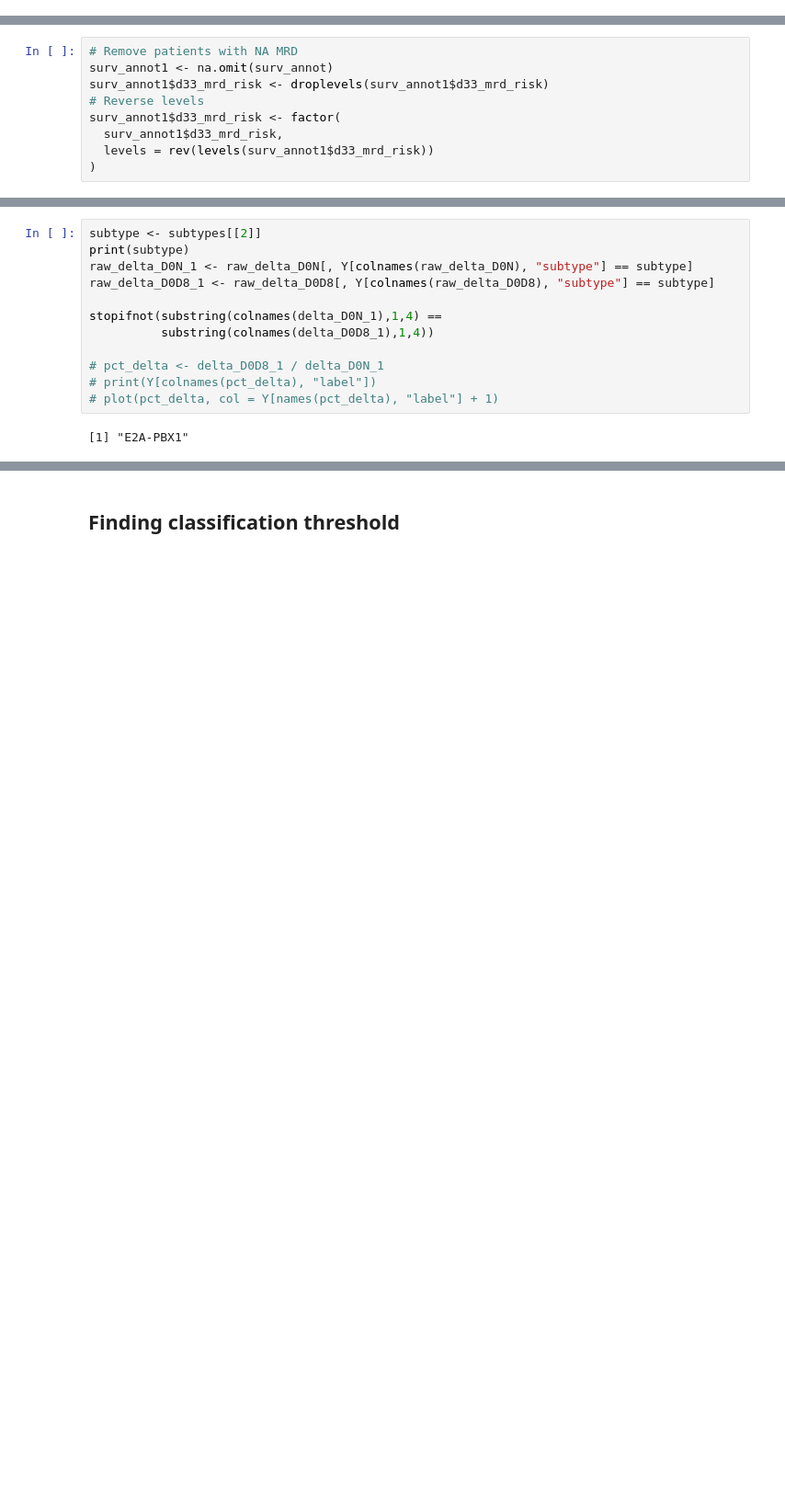
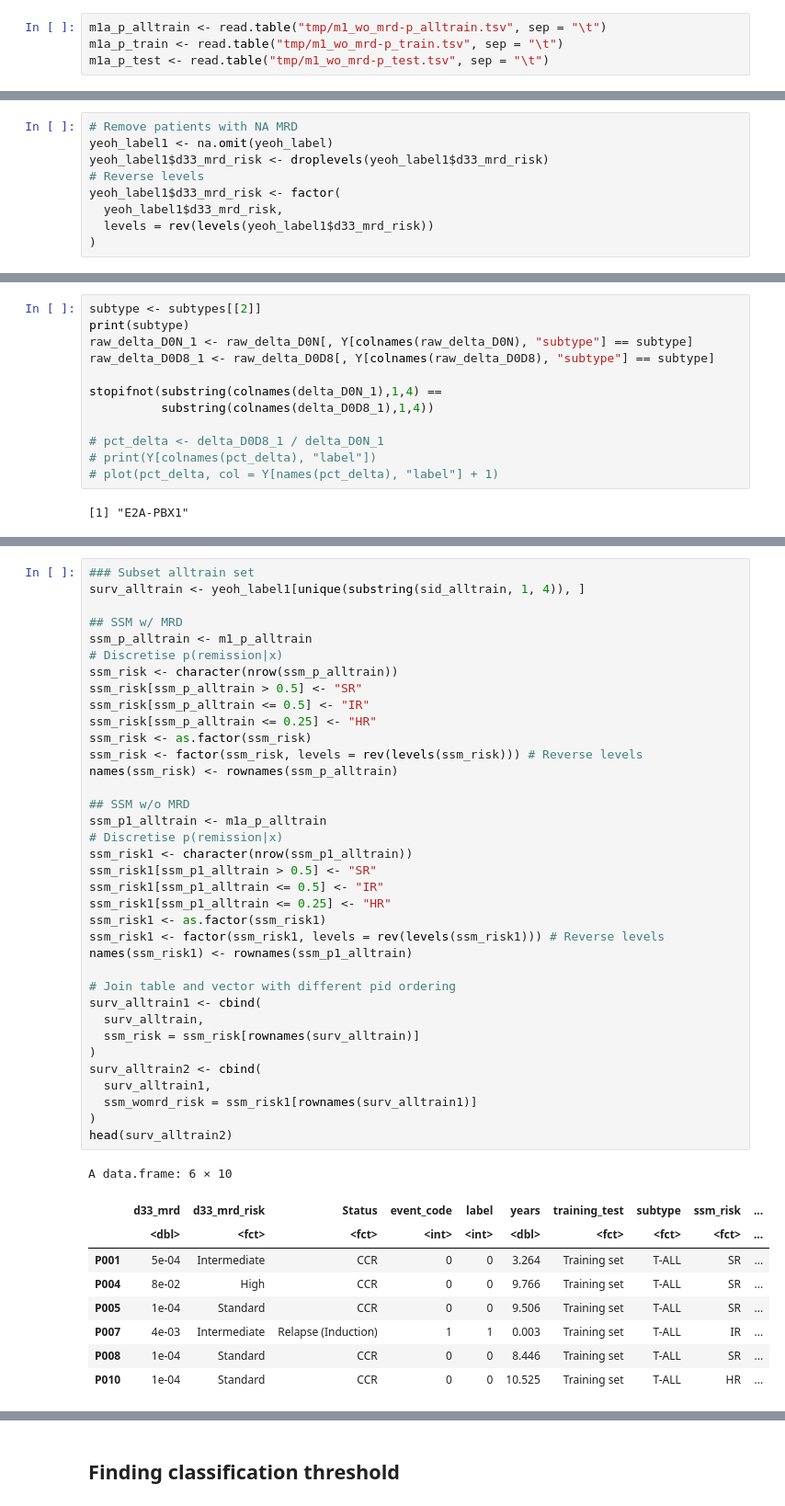
Before and after one commit to dblux/relapse_prediction, a Jupyter notebook: evaluation.ipynb, the cells around one changed output, grey strips where cells are left out. Shown at 92% size. Cells and saved outputs as stored; diff of their text form; blank space fills up the shorter version.

```diff
--- a/evaluation.ipynb
+++ b/evaluation.ipynb
@@ -409,6 +343,10 @@ test_distr <- table(
 m1_p_alltrain <- read.table("tmp/m1-p_alltrain.tsv", sep = "\t")
 m1_p_train <- read.table("tmp/m1-p_train.tsv", sep = "\t")
 m1_p_test <- read.table("tmp/m1-p_test.tsv", sep = "\t")
+# %%
+m1a_p_alltrain <- read.table("tmp/m1_wo_mrd-p_alltrain.tsv", sep = "\t")
+m1a_p_train <- read.table("tmp/m1_wo_mrd-p_train.tsv", sep = "\t")
+m1a_p_test <- read.table("tmp/m1_wo_mrd-p_test.tsv", sep = "\t")
 # %% [markdown]
 ### Yeoh (2018): Global ERM
 - Feature selection: Top 1000 DE probesets (Wilcoxon signed-rank test)
@@ -1203,12 +1329,12 @@ ggsave(WPATH, jitter_m1_p_alltrain, width = 4.5, height = 3)
 ## Survival analysis
 # %%
 # Remove patients with NA MRD
-surv_annot1 <- na.omit(surv_annot)
-surv_annot1$d33_mrd_risk <- droplevels(surv_annot1$d33_mrd_risk)
+yeoh_label1 <- na.omit(yeoh_label)
+yeoh_label1$d33_mrd_risk <- droplevels(yeoh_label1$d33_mrd_risk)
 # Reverse levels
-surv_annot1$d33_mrd_risk <- factor(
-  surv_annot1$d33_mrd_risk,
-  levels = rev(levels(surv_annot1$d33_mrd_risk))
+yeoh_label1$d33_mrd_risk <- factor(
+  yeoh_label1$d33_mrd_risk,
+  levels = rev(levels(yeoh_label1$d33_mrd_risk))
 )
 # %% [markdown]
 ### All train set
@@ -1818,0 +1979,46 @@ stopifnot(substring(colnames(delta_D0N_1),1,4) ==
+# %%
+### Subset alltrain set
+surv_alltrain <- yeoh_label1[unique(substring(sid_alltrain, 1, 4)), ]
+
+## SSM w/ MRD
+ssm_p_alltrain <- m1_p_alltrain
+# Discretise p(remission|x)
+ssm_risk <- character(nrow(ssm_p_alltrain))
+ssm_risk[ssm_p_alltrain > 0.5] <- "SR"
+ssm_risk[ssm_p_alltrain <= 0.5] <- "IR"
+ssm_risk[ssm_p_alltrain <= 0.25] <- "HR"
+ssm_risk <- as.factor(ssm_risk)
+ssm_risk <- factor(ssm_risk, levels = rev(levels(ssm_risk))) # Reverse levels
+names(ssm_risk) <- rownames(ssm_p_alltrain)
+
+## SSM w/o MRD
+ssm_p1_alltrain <- m1a_p_alltrain
+# Discretise p(remission|x)
+ssm_risk1 <- character(nrow(ssm_p1_alltrain))
+ssm_risk1[ssm_p1_alltrain > 0.5] <- "SR"
+ssm_risk1[ssm_p1_alltrain <= 0.5] <- "IR"
+ssm_risk1[ssm_p1_alltrain <= 0.25] <- "HR"
+ssm_risk1 <- as.factor(ssm_risk1)
+ssm_risk1 <- factor(ssm_risk1, levels = rev(levels(ssm_risk1))) # Reverse levels
+names(ssm_risk1) <- rownames(ssm_p1_alltrain)
+
+# Join table and vector with different pid ordering
+surv_alltrain1 <- cbind(
+  surv_alltrain,
+  ssm_risk = ssm_risk[rownames(surv_alltrain)]
+)
+surv_alltrain2 <- cbind(
+  surv_alltrain1,
+  ssm_womrd_risk = ssm_risk1[rownames(surv_alltrain1)]
+)
+head(surv_alltrain2)
+# %% [output]
+A data.frame: 6 × 10
+|  | d33_mrd | d33_mrd_risk | Status | event_code | label | years | training_test | subtype | ssm_risk | ... |
+|  | <dbl> | <fct> | <fct> | <int> | <int> | <dbl> | <fct> | <fct> | <fct> | ... |
+| P001 | 5e-04 | Intermediate | CCR | 0 | 0 | 3.264 | Training set | T-ALL | SR | ... |
+| P004 | 8e-02 | High | CCR | 0 | 0 | 9.766 | Training set | T-ALL | SR | ... |
+| P005 | 1e-04 | Standard | CCR | 0 | 0 | 9.506 | Training set | T-ALL | SR | ... |
+| P007 | 4e-03 | Intermediate | Relapse (Induction) | 1 | 1 | 0.003 | Training set | T-ALL | IR | ... |
+| P008 | 1e-04 | Standard | CCR | 0 | 0 | 8.446 | Training set | T-ALL | SR | ... |
+| P010 | 1e-04 | Standard | CCR | 0 | 0 | 10.525 | Training set | T-ALL | HR | ... |
```
Also changed, not shown: parts of 35 cells of this notebook, 10 other files.
